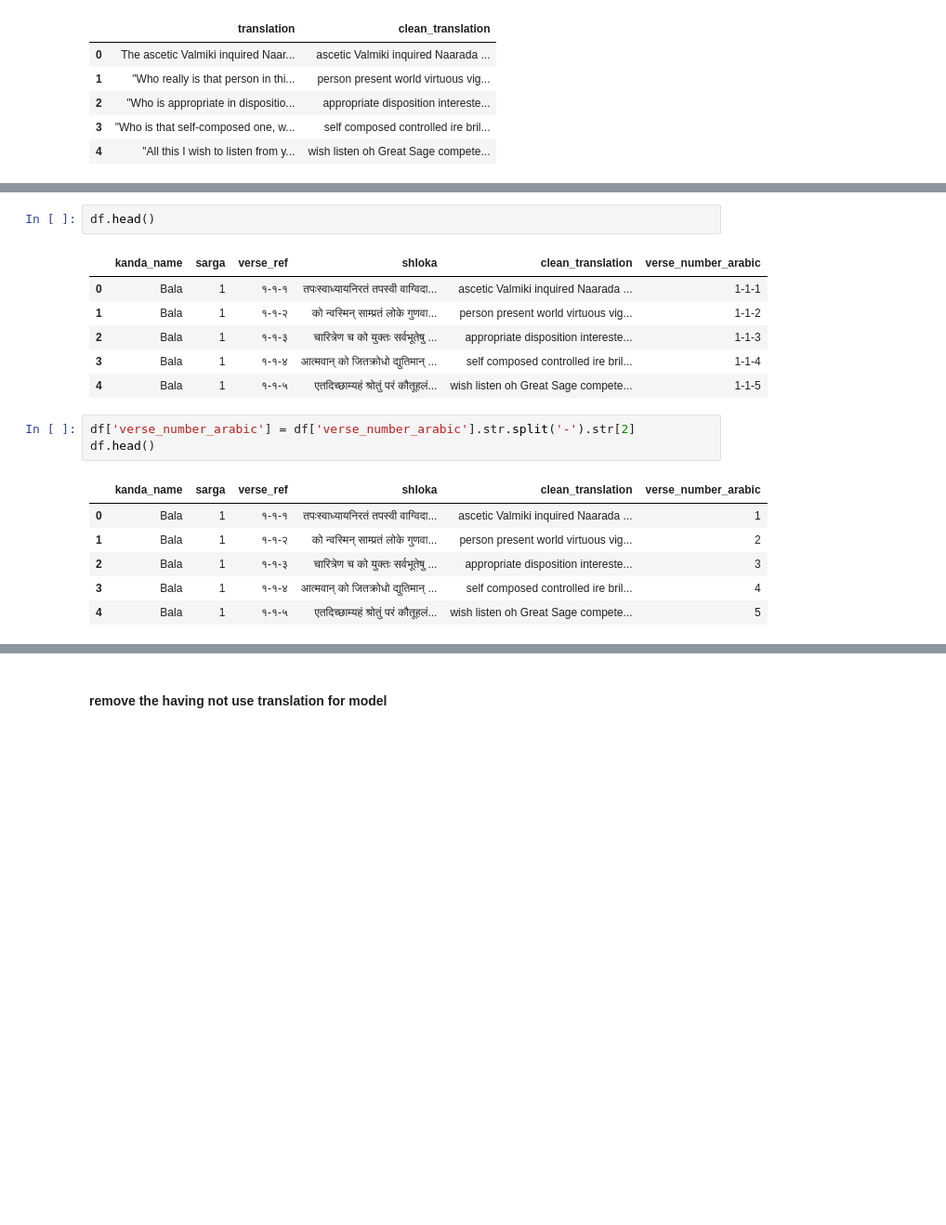
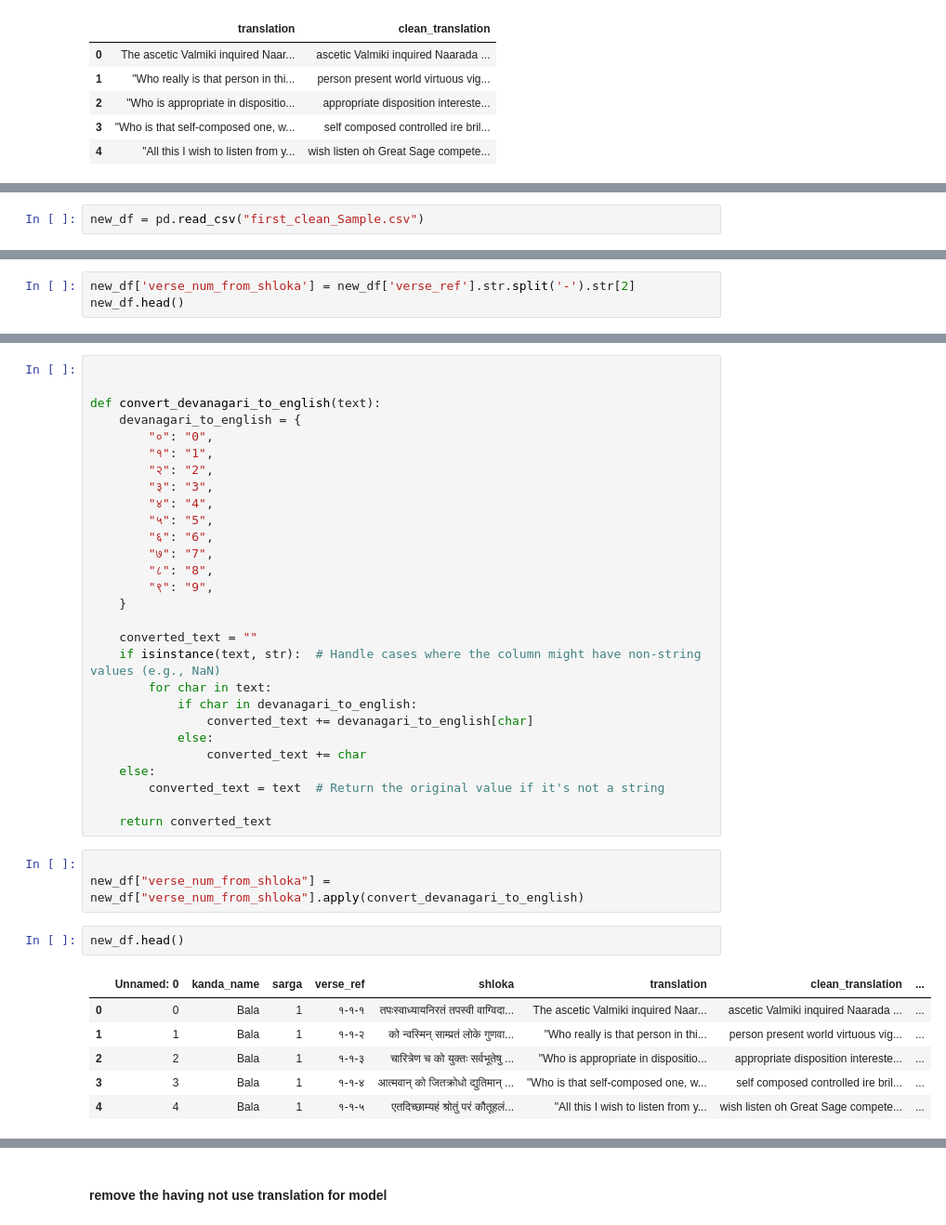
Before and after one commit to parth1609/Ramayana, a Jupyter notebook: modify_data.ipynb, the cells around one changed output, grey strips where cells are left out. Shown at 93% size. Cells and saved outputs as stored; diff of their text form; blank space fills up the shorter version.

```diff
--- a/modify_data.ipynb
+++ b/modify_data.ipynb
@@ -114,3 +118,5 @@ df[['translation','clean_translation']].sample(5)
+# %%
+new_df = pd.read_csv("first_clean_Sample.csv")
 # %%
 verse = 28
 print(f"{df['clean_translation'][verse]}")
@@ -291,0 +130,3 @@ Number of rows with null 'verse_number_arabic': 31
+# %%
+new_df['verse_num_from_shloka'] = new_df['verse_ref'].str.split('-').str[2]
+new_df.head()
@@ -292,19 +140,40 @@ Number of rows with null 'verse_number_arabic': 31
+# %%
+
+
+def convert_devanagari_to_english(text):
+    devanagari_to_english = {
+        "०": "0",
+        "१": "1",
+        "२": "2",
+        "३": "3",
+        "४": "4",
+        "५": "5",
+        "६": "6",
+        "७": "7",
+        "८": "8",
+        "९": "9",
+    }
+
+    converted_text = ""
+    if isinstance(text, str):  # Handle cases where the column might have non-string values (e.g., NaN)
+        for char in text:
+            if char in devanagari_to_english:
+                converted_text += devanagari_to_english[char]
+            else:
+                converted_text += char
+    else:
+        converted_text = text  # Return the original value if it's not a string
+
+    return converted_text
+# %%
+
+new_df["verse_num_from_shloka"] = new_df["verse_num_from_shloka"].apply(convert_devanagari_to_english)
 # %%
-df.head()
+new_df.head()
 # %% [output]
-|  | kanda_name | sarga | verse_ref | shloka | clean_translation | verse_number_arabic |
-| 0 | Bala | 1 | १-१-१ | तपःस्वाध्यायनिरतं तपस्वी वाग्विदा... | ascetic Valmiki inquired Naarada ... | 1-1-1 |
-| 1 | Bala | 1 | १-१-२ | को न्वस्मिन् साम्प्रतं लोके गुणवा... | person present world virtuous vig... | 1-1-2 |
-| 2 | Bala | 1 | १-१-३ | चारित्रेण च को युक्तः सर्वभूतेषु ... | appropriate disposition intereste... | 1-1-3 |
-| 3 | Bala | 1 | १-१-४ | आत्मवान् को जितक्रोधो द्युतिमान् ... | self composed controlled ire bril... | 1-1-4 |
-| 4 | Bala | 1 | १-१-५ | एतदिच्छाम्यहं श्रोतुं परं कौतूहलं... | wish listen oh Great Sage compete... | 1-1-5 |
+|  | Unnamed: 0 | kanda_name | sarga | verse_ref | shloka | translation | clean_translation | ... |
+| 0 | 0 | Bala | 1 | १-१-१ | तपःस्वाध्यायनिरतं तपस्वी वाग्विदा... | The ascetic Valmiki inquired Naar... | ascetic Valmiki inquired Naarada ... | ... |
+| 1 | 1 | Bala | 1 | १-१-२ | को न्वस्मिन् साम्प्रतं लोके गुणवा... | "Who really is that person in thi... | person present world virtuous vig... | ... |
+| 2 | 2 | Bala | 1 | १-१-३ | चारित्रेण च को युक्तः सर्वभूतेषु ... | "Who is appropriate in dispositio... | appropriate disposition intereste... | ... |
+| 3 | 3 | Bala | 1 | १-१-४ | आत्मवान् को जितक्रोधो द्युतिमान् ... | "Who is that self-composed one, w... | self composed controlled ire bril... | ... |
+| 4 | 4 | Bala | 1 | १-१-५ | एतदिच्छाम्यहं श्रोतुं परं कौतूहलं... | "All this I wish to listen from y... | wish listen oh Great Sage compete... | ... |
-# %%
-df['verse_number_arabic'] = df['verse_number_arabic'].str.split('-').str[2]
-df.head()
-# %% [output]
-|  | kanda_name | sarga | verse_ref | shloka | clean_translation | verse_number_arabic |
-| 0 | Bala | 1 | १-१-१ | तपःस्वाध्यायनिरतं तपस्वी वाग्विदा... | ascetic Valmiki inquired Naarada ... | 1 |
-| 1 | Bala | 1 | १-१-२ | को न्वस्मिन् साम्प्रतं लोके गुणवा... | person present world virtuous vig... | 2 |
-| 2 | Bala | 1 | १-१-३ | चारित्रेण च को युक्तः सर्वभूतेषु ... | appropriate disposition intereste... | 3 |
-| 3 | Bala | 1 | १-१-४ | आत्मवान् को जितक्रोधो द्युतिमान् ... | self composed controlled ire bril... | 4 |
-| 4 | Bala | 1 | १-१-५ | एतदिच्छाम्यहं श्रोतुं परं कौतूहलं... | wish listen oh Great Sage compete... | 5 |
```
Also changed, not shown: parts of 45 cells of this notebook, 1 other file.
